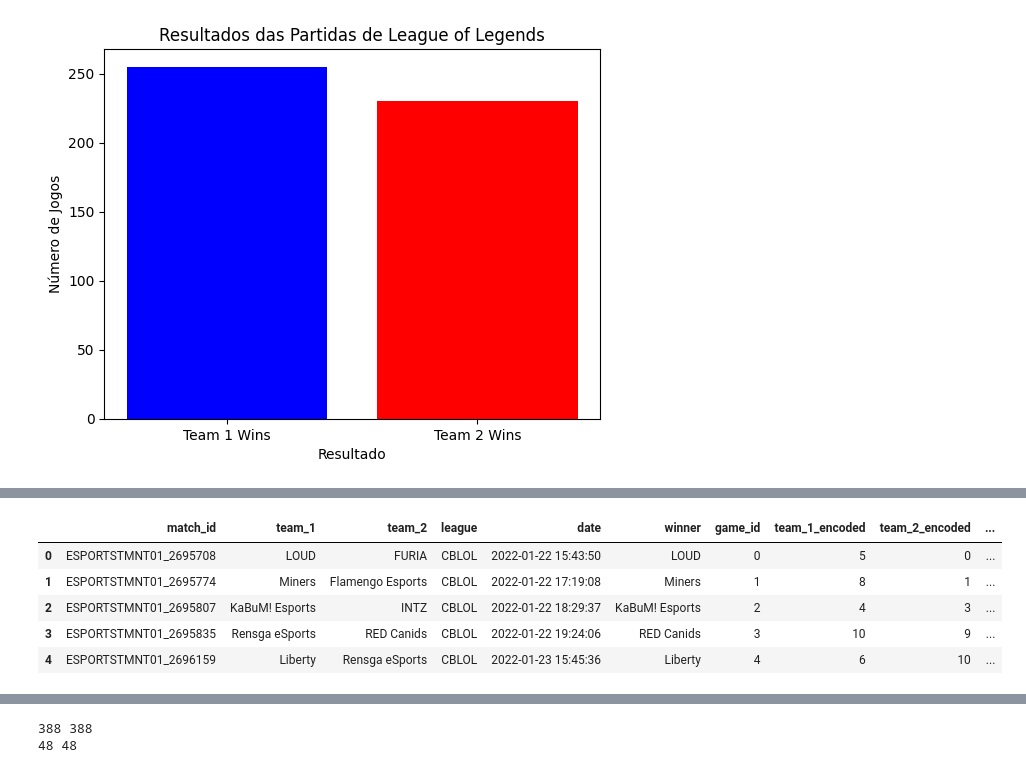
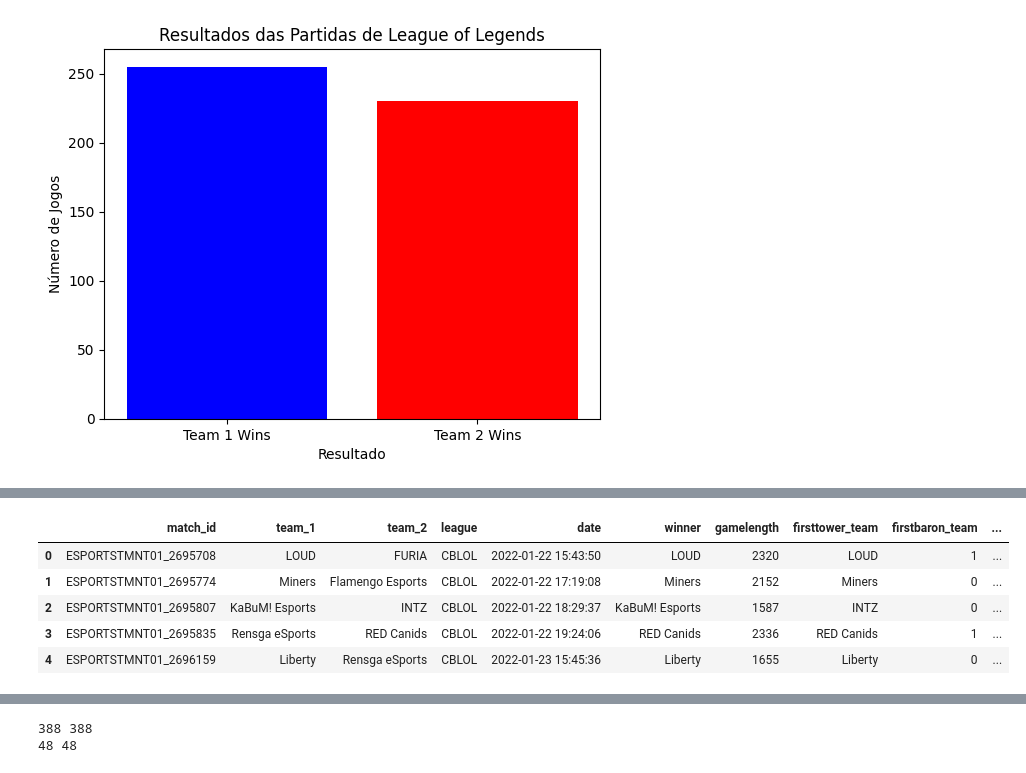
Before and after one commit to renan368/TCC-Renan-Oliveira, a Jupyter notebook: src/service/cblol/CBLOL4.ipynb, the cells around one changed output, grey strips where cells are left out. Cells and saved outputs as stored; diff of their text form; code cells hidden in the pictures.

```diff
--- a/src/service/cblol/CBLOL4.ipynb
+++ b/src/service/cblol/CBLOL4.ipynb
@@ -73,0 +81,21 @@ print(matches_df.head())
+# %%
+# Verificar se há valores nulos em todo o DataFrame
+print("Contagem de valores nulos em cada coluna:")
+print(matches_df.isna().sum())
+
+# Verificar se há linhas com valores nulos e exibir essas linhas
+linhas_com_na = matches_df[matches_df.isna().any(axis=1)]
+if not linhas_com_na.empty:
+    print("\nLinhas com valores nulos:")
+    print(linhas_com_na)
+else:
+    print("\nNenhuma linha com valores nulos encontrada.")
+
+# Exibir as colunas específicas que têm valores ausentes
+colunas_com_na = matches_df.columns[matches_df.isna().any()]
+print("\nColunas com valores ausentes:", colunas_com_na.tolist())
+
+# Remover linhas com valores nulos em qualquer coluna e atualizar o DataFrame
+matches_df = matches_df.dropna()
+
+print("\nDataFrame atualizado sem valores nulos")
@@ -74,29 +120,31 @@ print(matches_df.head())
 # %%
 # Encode team names and league
 le_team = LabelEncoder()
 le_league = LabelEncoder()
 
 matches_df['game_id'] = matches_df.index
 matches_df['team_1_encoded'] = le_team.fit_transform(matches_df['team_1'])
 matches_df['team_2_encoded'] = le_team.fit_transform(matches_df['team_2'])
 matches_df['league_encoded'] = le_league.fit_transform(matches_df['league'])
 matches_df['result_encoded'] = (matches_df['winner'] == matches_df['team_1']).astype(int)
+matches_df['firsttower_team_encoded'] = le_team.fit_transform(matches_df['firsttower_team'])
+
 
 # Variáveis que serão usadas para treinar o modelo
-# Features: (team names 1: team names 2 : league)
-X = matches_df[['team_1_encoded', 'team_2_encoded', 'league_encoded']]
+# Features: (team names 1: team names 2 : league: tempo de jogo)
+X = matches_df[['team_1_encoded', 'team_2_encoded', 'league_encoded', 'gamelength', 'firsttower_team_encoded', 'firstbaron_team']]
 
 # Target: vencedor (codificado como 0 ou 1 com base em se o time_1 é o vencedor)
 y = matches_df['result_encoded']
 
 display(matches_df.head())
 # %% [output]
-|  | match_id | team_1 | team_2 | league | date | winner | game_id | team_1_encoded | team_2_encoded | ... |
-| 0 | ESPORTSTMNT01_2695708 | LOUD | FURIA | CBLOL | 2022-01-22 15:43:50 | LOUD | 0 | 5 | 0 | ... |
-| 1 | ESPORTSTMNT01_2695774 | Miners | Flamengo Esports | CBLOL | 2022-01-22 17:19:08 | Miners | 1 | 8 | 1 | ... |
-| 2 | ESPORTSTMNT01_2695807 | KaBuM! Esports | INTZ | CBLOL | 2022-01-22 18:29:37 | KaBuM! Esports | 2 | 4 | 3 | ... |
-| 3 | ESPORTSTMNT01_2695835 | Rensga eSports | RED Canids | CBLOL | 2022-01-22 19:24:06 | RED Canids | 3 | 10 | 9 | ... |
-| 4 | ESPORTSTMNT01_2696159 | Liberty | Rensga eSports | CBLOL | 2022-01-23 15:45:36 | Liberty | 4 | 6 | 10 | ... |
+|  | match_id | team_1 | team_2 | league | date | winner | gamelength | firsttower_team | firstbaron_team | ... |
+| 0 | ESPORTSTMNT01_2695708 | LOUD | FURIA | CBLOL | 2022-01-22 15:43:50 | LOUD | 2320 | LOUD | 1 | ... |
+| 1 | ESPORTSTMNT01_2695774 | Miners | Flamengo Esports | CBLOL | 2022-01-22 17:19:08 | Miners | 2152 | Miners | 0 | ... |
+| 2 | ESPORTSTMNT01_2695807 | KaBuM! Esports | INTZ | CBLOL | 2022-01-22 18:29:37 | KaBuM! Esports | 1587 | INTZ | 0 | ... |
+| 3 | ESPORTSTMNT01_2695835 | Rensga eSports | RED Canids | CBLOL | 2022-01-22 19:24:06 | RED Canids | 2336 | RED Canids | 1 | ... |
+| 4 | ESPORTSTMNT01_2696159 | Liberty | Rensga eSports | CBLOL | 2022-01-23 15:45:36 | Liberty | 1655 | Liberty | 0 | ... |
 # %%
 # Normalização dos dados de entrada (features)
 scaler = MinMaxScaler().fit(X)
```
Also changed, not shown: parts of 9 cells of this notebook, 20 other files.
